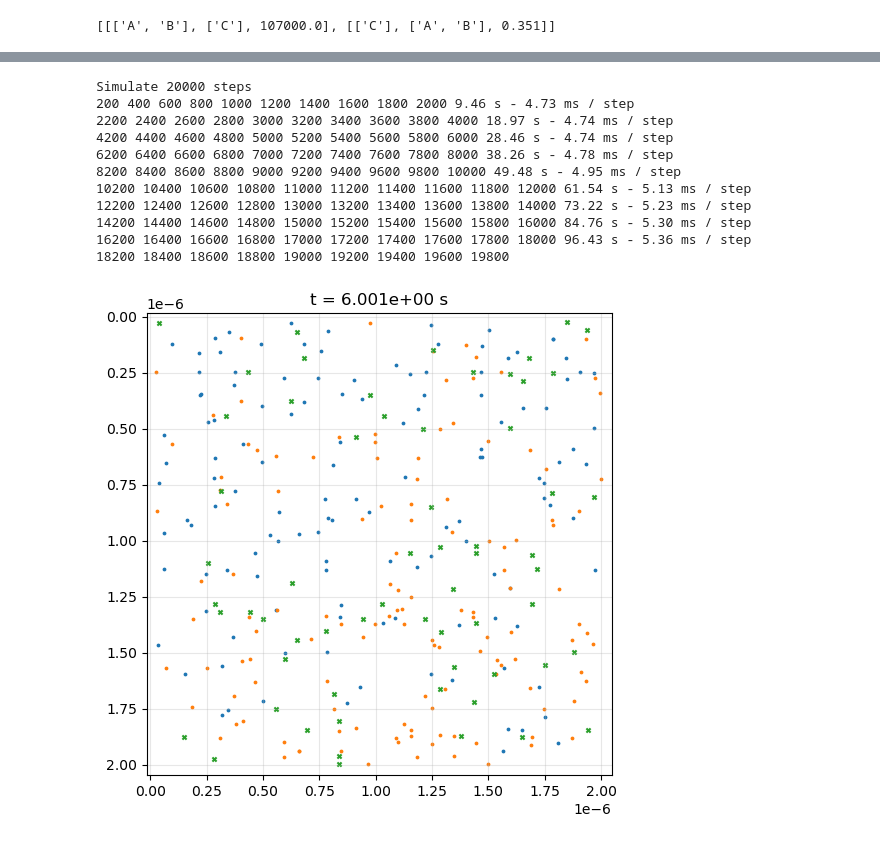
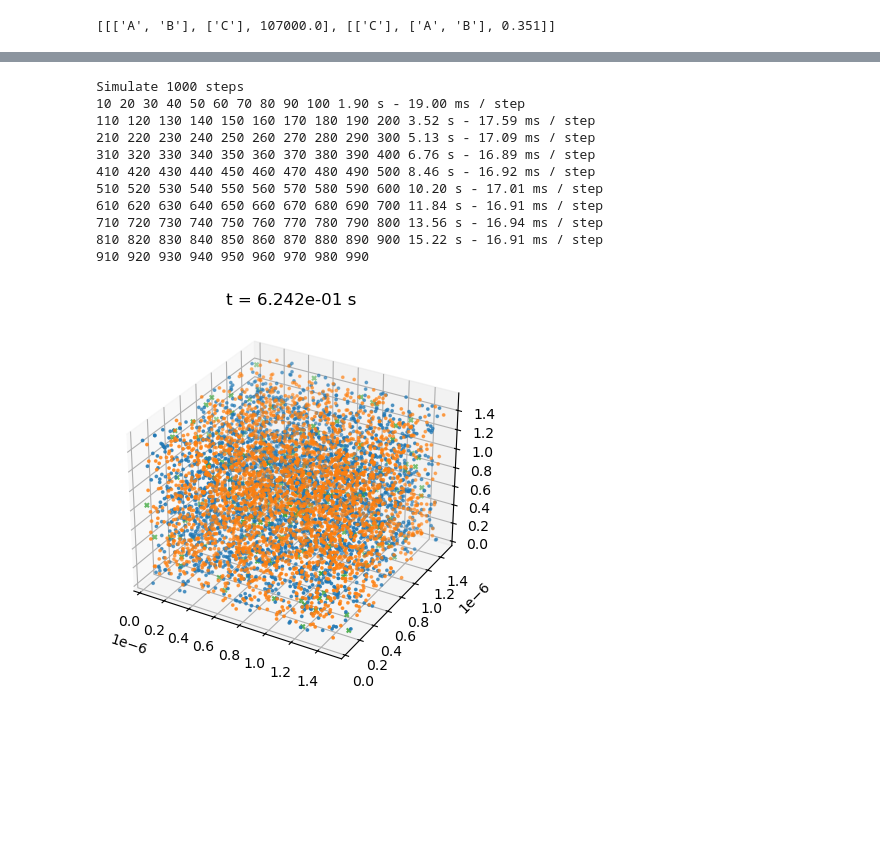
Before and after one commit to darrenjhsu/redicell_framework, a Jupyter notebook: Build_LM_big_matrix_cupy.ipynb, the cells around one changed output, grey strips where cells are left out. Saved outputs shown, nothing was run; the diff lists cells and outputs as text; code cells hidden in the pictures; blank space fills up the shorter version.

```diff
--- a/Build_LM_big_matrix_cupy.ipynb
+++ b/Build_LM_big_matrix_cupy.ipynb
@@ -366,6 +367,6 @@ rxset = ReactionSet()
 rxset.add_reaction(['A', 'B'], ['C'], 1.07e5)
 rxset.add_reaction(['C'], ['A', 'B'], 0.351)
 # %%
-side = 64
-a = RediCell_CuPy(sides=[side, side], spacing=31.25e-9, molecule_types=molset, t_step=2e-3)
+side = 48
+a = RediCell_CuPy(sides=[side, side, side], spacing=31.25e-9, molecule_types=molset, t_step=2e-3)
 # %% [output]
@@ -421,17 +424,17 @@ a.voxel_matrix.shape
 #     for j in range(19, 48):
 #         a.voxel_matrix[0, i, j] = 3
 #         a.voxel_matrix[1, i, j] = 3
-for i in range(22, 30):
-    for j in range(22, 30):
-        a.voxel_matrix[0, i, j] = 3
-        a.voxel_matrix[1, 66-i, 66-j] = 3
+# for i in range(22, 30):
+#     for j in range(22, 30):
+#         a.voxel_matrix[0, i, j] = 3
+#         a.voxel_matrix[1, 66-i, 66-j] = 3
 
-# num_mol = int(0.03 * side **3)
-# print(f'Put {num_mol} molecules')
-# for i in range(a.num_types-1):
-#     while a.voxel_matrix[i].sum() < num_mol:
-#         a.voxel_matrix[i, np.random.randint(1, side, num_mol - int(a.voxel_matrix[i].sum())),
-#                        np.random.randint(1, side, num_mol - int(a.voxel_matrix[i].sum())),
-#                        np.random.randint(1, side, num_mol - int(a.voxel_matrix[i].sum()))] = 1
+num_mol = int(0.03 * side **3)
+print(f'Put {num_mol} molecules')
+for i in range(a.num_types-1):
+    while a.voxel_matrix[i].sum() < num_mol:
+        a.voxel_matrix[i, np.random.randint(1, side, num_mol - int(a.voxel_matrix[i].sum())),
+                       np.random.randint(1, side, num_mol - int(a.voxel_matrix[i].sum())),
+                       np.random.randint(1, side, num_mol - int(a.voxel_matrix[i].sum()))] = 1
 # a.voxel_matrix[0, 2:6, 2:6, 2:6] = 2
 # a.voxel_matrix[1, 4:8, 4:8, 4:8] = 2
@@ -456,19 +461,19 @@ a.plot(['A', 'B', 'C'], wall=False)
 # %%
-a.simulate(20000, t_step=3e-4, plot_every=None, timing=True)
+a.simulate(1000, t_step=3e-4, plot_every=None, timing=True)
 a.plot(['A', 'B', 'C'], wall=False)
 # %% [output]
-Simulate 20000 steps
-200 400 600 800 1000 1200 1400 1600 1800 2000 9.46 s - 4.73 ms / step
-2200 2400 2600 2800 3000 3200 3400 3600 3800 4000 18.97 s - 4.74 ms / step
-4200 4400 4600 4800 5000 5200 5400 5600 5800 6000 28.46 s - 4.74 ms / step
-6200 6400 6600 6800 7000 7200 7400 7600 7800 8000 38.26 s - 4.78 ms / step
-8200 8400 8600 8800 9000 9200 9400 9600 9800 10000 49.48 s - 4.95 ms / step
-10200 10400 10600 10800 11000 11200 11400 11600 11800 12000 61.54 s - 5.13 ms / step
-12200 12400 12600 12800 13000 13200 13400 13600 13800 14000 73.22 s - 5.23 ms / step
-14200 14400 14600 14800 15000 15200 15400 15600 15800 16000 84.76 s - 5.30 ms / step
-16200 16400 16600 16800 17000 17200 17400 17600 17800 18000 96.43 s - 5.36 ms / step
-18200 18400 18600 18800 19000 19200 19400 19600 19800
+Simulate 1000 steps
+10 20 30 40 50 60 70 80 90 100 1.90 s - 19.00 ms / step
+110 120 130 140 150 160 170 180 190 200 3.52 s - 17.59 ms / step
+210 220 230 240 250 260 270 280 290 300 5.13 s - 17.09 ms / step
+310 320 330 340 350 360 370 380 390 400 6.76 s - 16.89 ms / step
+410 420 430 440 450 460 470 480 490 500 8.46 s - 16.92 ms / step
+510 520 530 540 550 560 570 580 590 600 10.20 s - 17.01 ms / step
+610 620 630 640 650 660 670 680 690 700 11.84 s - 16.91 ms / step
+710 720 730 740 750 760 770 780 790 800 13.56 s - 16.94 ms / step
+810 820 830 840 850 860 870 880 890 900 15.22 s - 16.91 ms / step
+910 920 930 940 950 960 970 980 990
-[figure, old version]
+[figure, new version]
 # %%
 plt.plot(a.t_trace, np.array(a.conc_trace).get())
 # plt.yscale('log')
```
Also changed, not shown: parts of 13 cells of this notebook, 3 other files.
